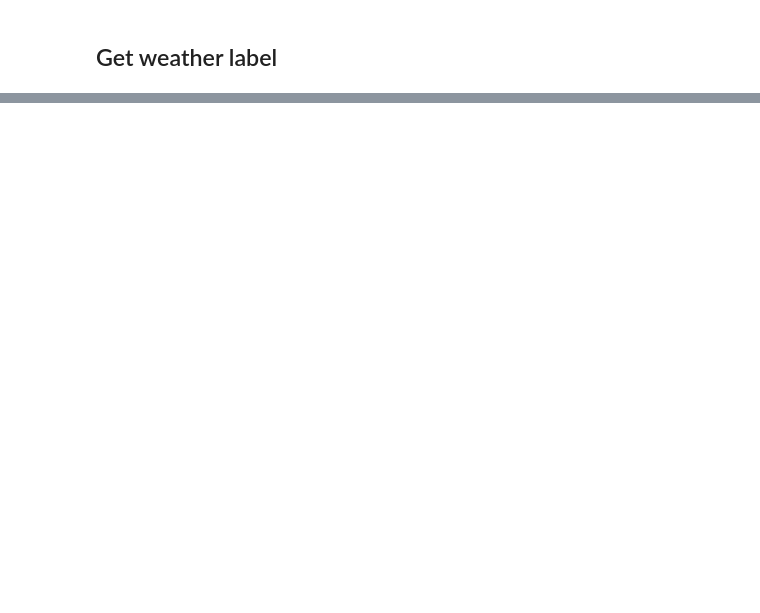
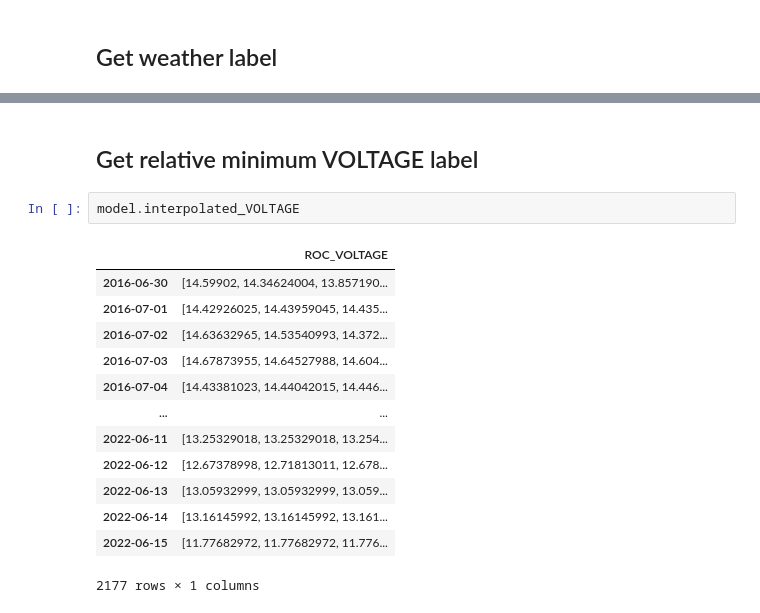
Before and after one commit to HarryLe95/Consilium_ROC_HOANG, a Jupyter notebook: app/BayesianLabel_Example copy.ipynb, the cells around one changed output, grey strips where cells are left out. Cells and saved outputs as stored; diff of their text form; blank space fills up the shorter version.

```diff
--- a/app/BayesianLabel_Example copy.ipynb
+++ b/app/BayesianLabel_Example copy.ipynb
@@ -135,0 +92,18 @@ Name: labels, Length: 253, dtype: int32
+# %% [markdown]
+## Get relative minimum VOLTAGE label
+# %%
+model.interpolated_VOLTAGE
+# %% [output]
+|  | ROC_VOLTAGE |
+| 2016-06-30 | [14.59902, 14.34624004, 13.857190... |
+| 2016-07-01 | [14.42926025, 14.43959045, 14.435... |
+| 2016-07-02 | [14.63632965, 14.53540993, 14.372... |
+| 2016-07-03 | [14.67873955, 14.64527988, 14.604... |
+| 2016-07-04 | [14.43381023, 14.44042015, 14.446... |
+| ... | ... |
+| 2022-06-11 | [13.25329018, 13.25329018, 13.254... |
+| 2022-06-12 | [12.67378998, 12.71813011, 12.678... |
+| 2022-06-13 | [13.05932999, 13.05932999, 13.059... |
+| 2022-06-14 | [13.16145992, 13.16145992, 13.161... |
+| 2022-06-15 | [11.77682972, 11.77682972, 11.776... |
+2177 rows × 1 columns
```
Also changed, not shown: parts of 22 cells of this notebook, 1 other file.
